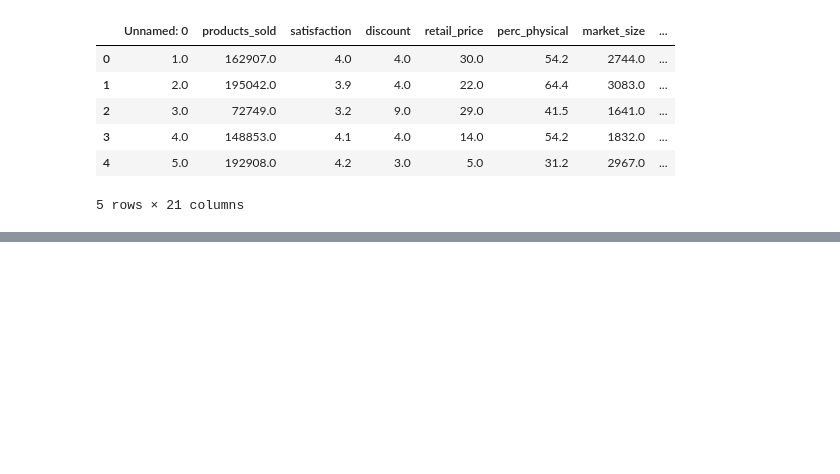
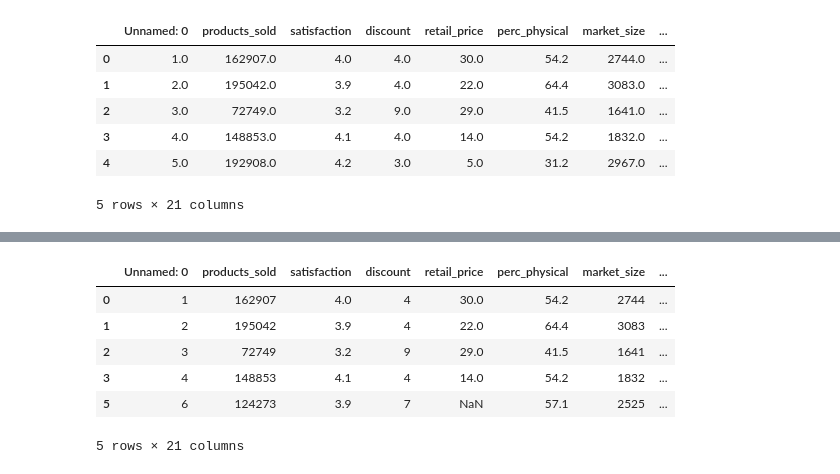
Before and after one commit to Kianvnh/TEST, a Jupyter notebook: Datamodelling/Final Assignment/Final Assignment.ipynb, the cells around one changed output, grey strips where cells are left out. Cells and saved outputs as stored; diff of their text form; code cells hidden in the pictures; blank space fills up the shorter version.

```diff
--- a/Datamodelling/Final Assignment/Final Assignment.ipynb
+++ b/Datamodelling/Final Assignment/Final Assignment.ipynb
@@ -105,0 +143,12 @@ Assignment 2
+# %%
+df_v2_new = pd.get_dummies(df_v2, dummy_na=True)
+# %%
+df_v2_new.head() #dealed with categorical missing data by adding a quality_nan list to show where data missing
+# %% [output]
+|  | Unnamed: 0 | products_sold | satisfaction | discount | retail_price | perc_physical | market_size | ... |
+| 0 | 1 | 162907 | 4.0 | 4 | 30.0 | 54.2 | 2744 | ... |
+| 1 | 2 | 195042 | 3.9 | 4 | 22.0 | 64.4 | 3083 | ... |
+| 2 | 3 | 72749 | 3.2 | 9 | 29.0 | 41.5 | 1641 | ... |
+| 3 | 4 | 148853 | 4.1 | 4 | 14.0 | 54.2 | 1832 | ... |
+| 5 | 6 | 124273 | 3.9 | 7 | NaN | 57.1 | 2525 | ... |
+5 rows × 21 columns
```
Also changed, not shown: parts of 10 cells of this notebook, 1 other file.
